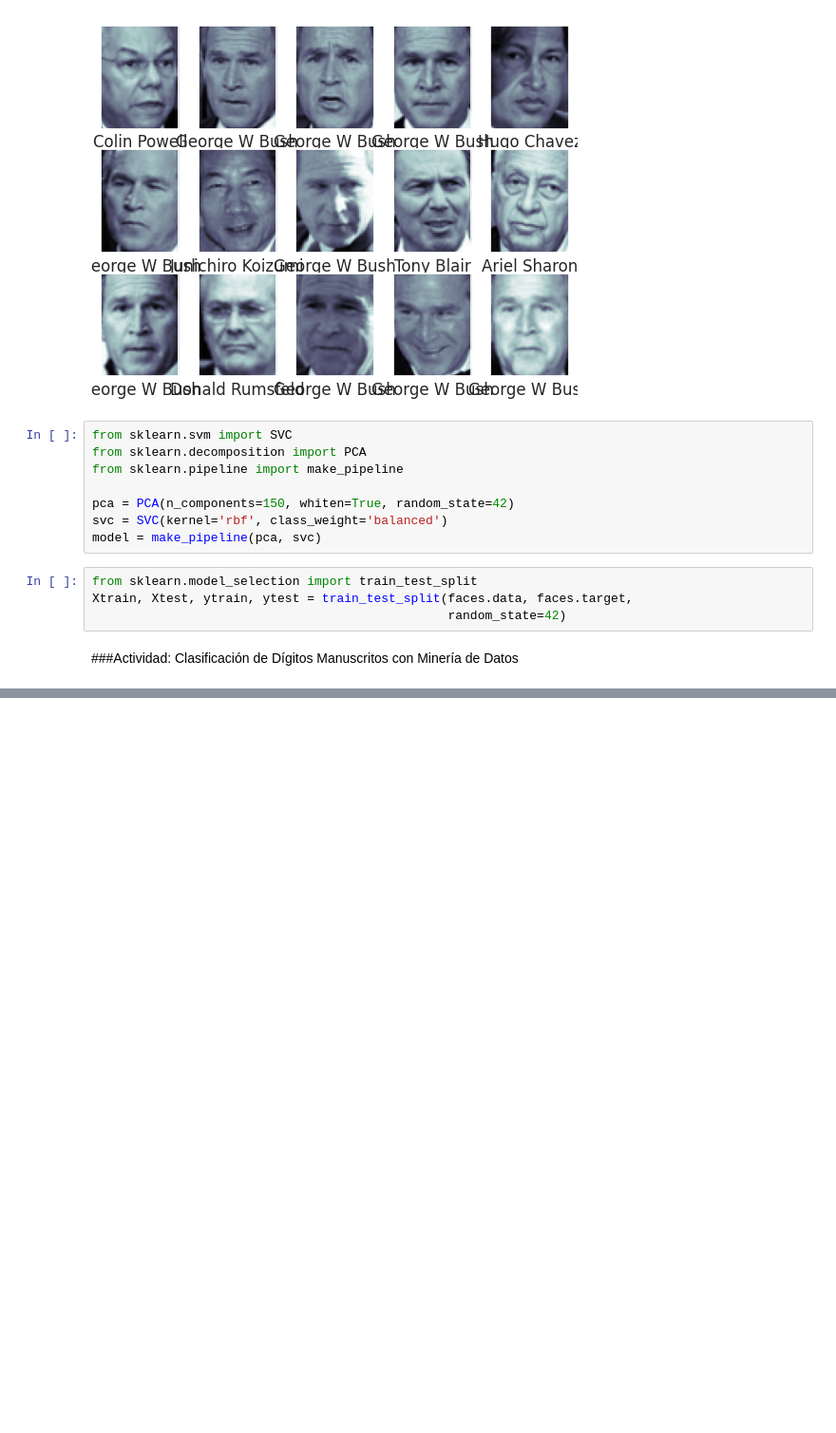
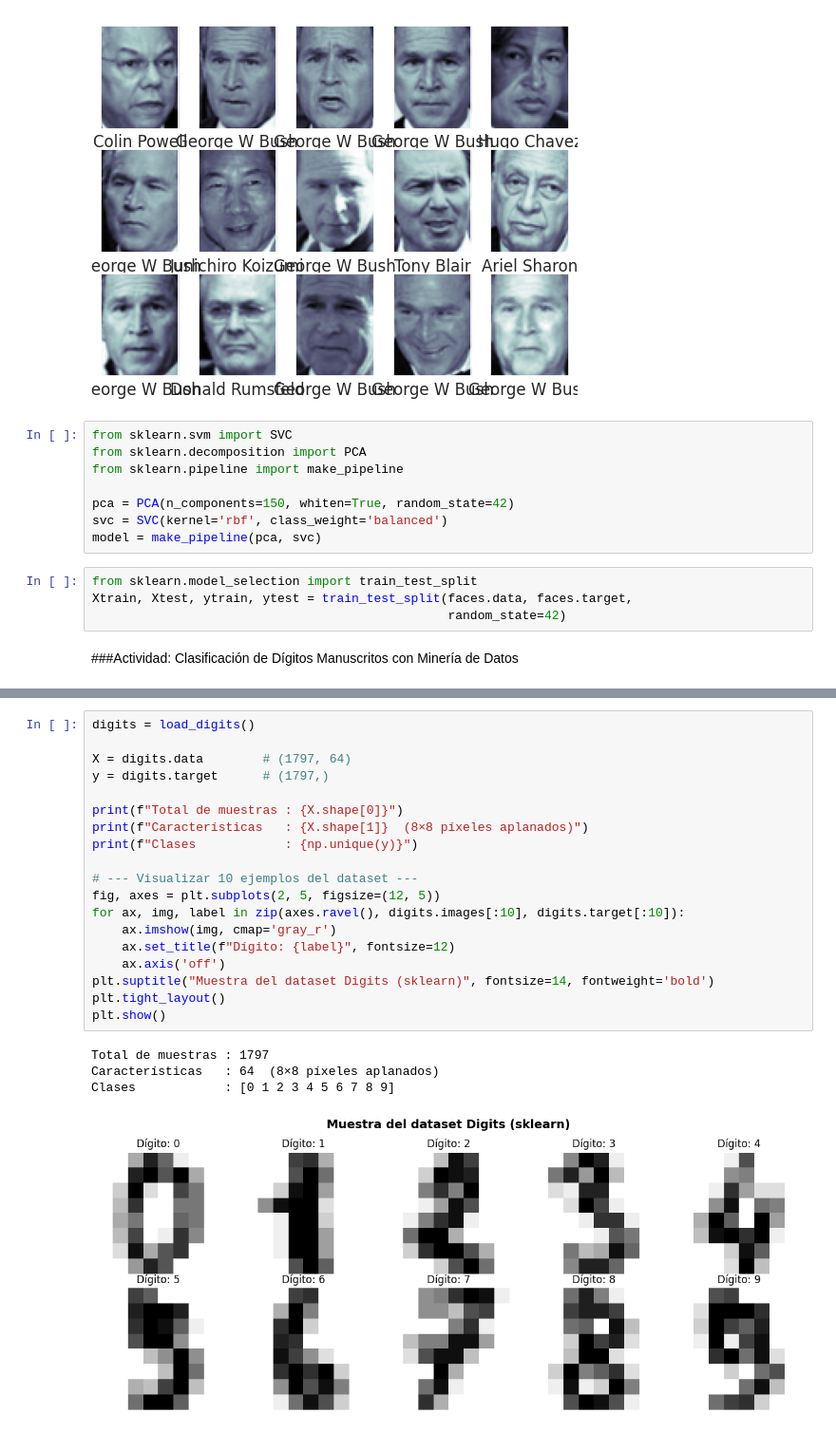
Before and after one commit to 175329/Mineria-de-datos, a Jupyter notebook: MineriaDeDatos.ipynb, the cells around one changed output, grey strips where cells are left out. Shown at 95% size. Cells and saved outputs as stored; diff of their text form; blank space fills up the shorter version.

```diff
--- a/MineriaDeDatos.ipynb
+++ b/MineriaDeDatos.ipynb
@@ -2324,0 +2337,24 @@ import pandas as pd
+# %%
+digits = load_digits()
+
+X = digits.data        # (1797, 64)
+y = digits.target      # (1797,)
+
+print(f"Total de muestras : {X.shape[0]}")
+print(f"Características   : {X.shape[1]}  (8×8 píxeles aplanados)")
+print(f"Clases            : {np.unique(y)}")
+
+# --- Visualizar 10 ejemplos del dataset ---
+fig, axes = plt.subplots(2, 5, figsize=(12, 5))
+for ax, img, label in zip(axes.ravel(), digits.images[:10], digits.target[:10]):
+    ax.imshow(img, cmap='gray_r')
+    ax.set_title(f"Dígito: {label}", fontsize=12)
+    ax.axis('off')
+plt.suptitle("Muestra del dataset Digits (sklearn)", fontsize=14, fontweight='bold')
+plt.tight_layout()
+plt.show()
+# %% [output]
+Total de muestras : 1797
+Características   : 64  (8×8 píxeles aplanados)
+Clases            : [0 1 2 3 4 5 6 7 8 9]
+[figure, added]
```
Also changed, not shown: parts of 9 cells of this notebook.
